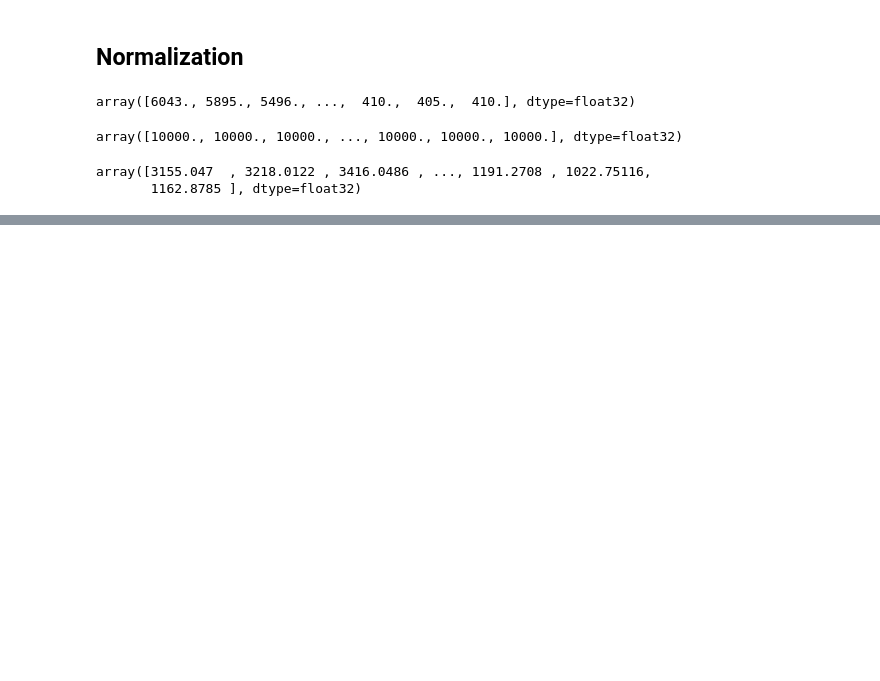
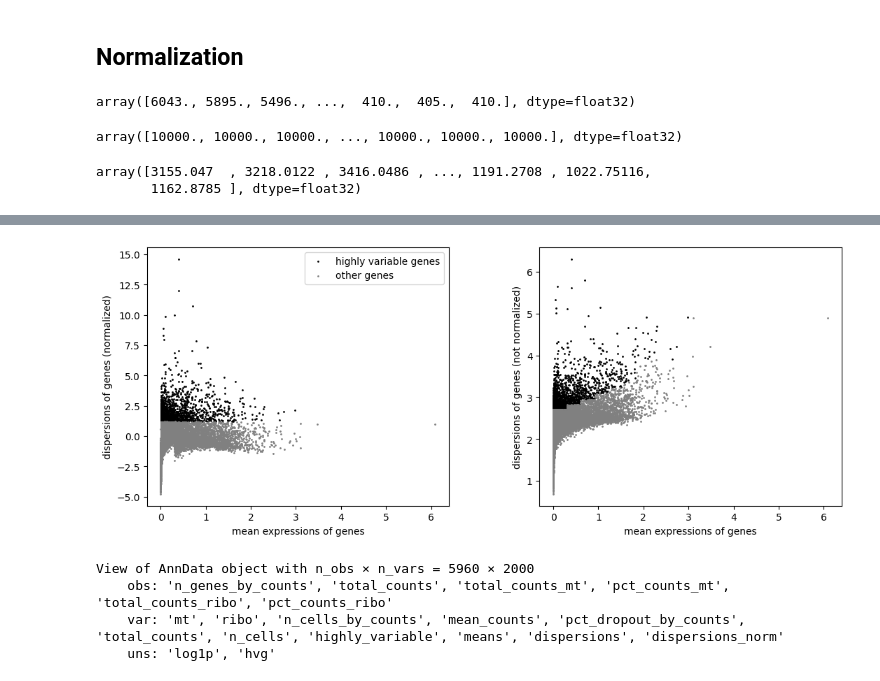
Before and after one commit to twstack/Analysis-Of-Single-Cell-Lung-Atlas-Of-Lethal-COVID-19, a Jupyter notebook: single_cell_analysis.ipynb, the cells around one changed output, grey strips where cells are left out. Cells and saved outputs as stored; diff of their text form; code cells hidden in the pictures; blank space fills up the shorter version.

Commit message:
Finished data clustering

```diff
--- a/single_cell_analysis.ipynb
+++ b/single_cell_analysis.ipynb
@@ -208,0 +230,17 @@ adata.raw = adata
+# %%
+# genes with higher dispersion marked as highly variable genes
+# reduces dimensions of your dataset by being able to remove lowly-variable genes
+
+sc.pl.highly_variable_genes(adata)
+# %% [output]
+[figure, added]
+# %%
+# filter out the genes that are not as highly variable
+
+adata = adata[:, adata.var.highly_variable]
+adata
+# %% [output]
+View of AnnData object with n_obs × n_vars = 5960 × 2000
+    obs: 'n_genes_by_counts', 'total_counts', 'total_counts_mt', 'pct_counts_mt', 'total_counts_ribo', 'pct_counts_ribo'
+    var: 'mt', 'ribo', 'n_cells_by_counts', 'mean_counts', 'pct_dropout_by_counts', 'total_counts', 'n_cells', 'highly_variable', 'means', 'dispersions', 'dispersions_norm'
+    uns: 'log1p', 'hvg'
```
Also changed, not shown: parts of 14 cells of this notebook.
